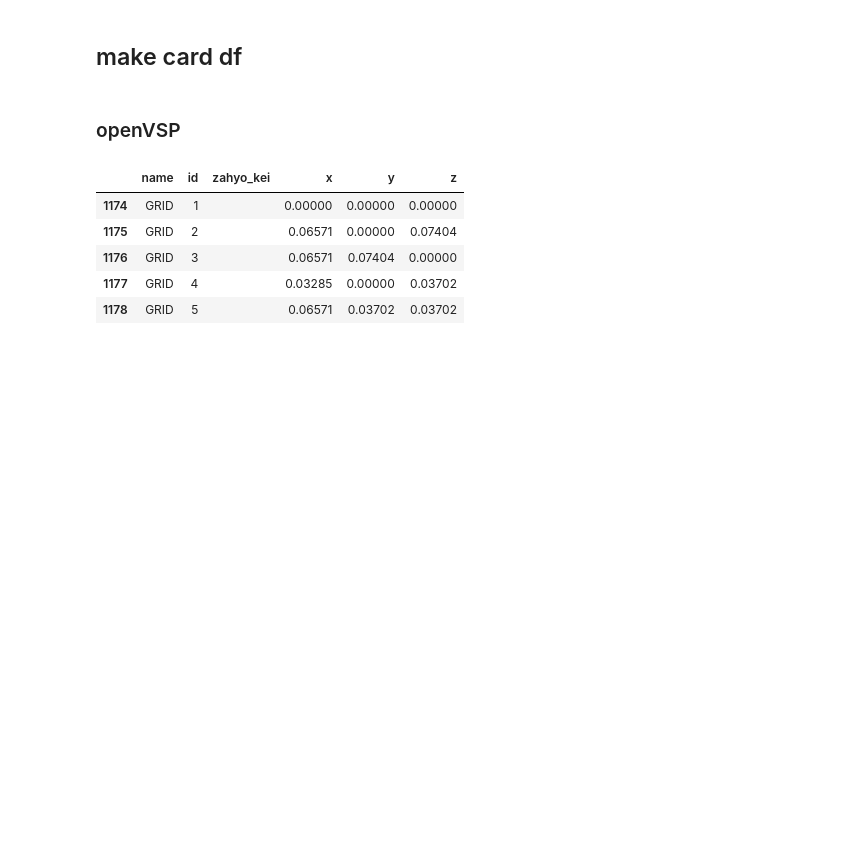
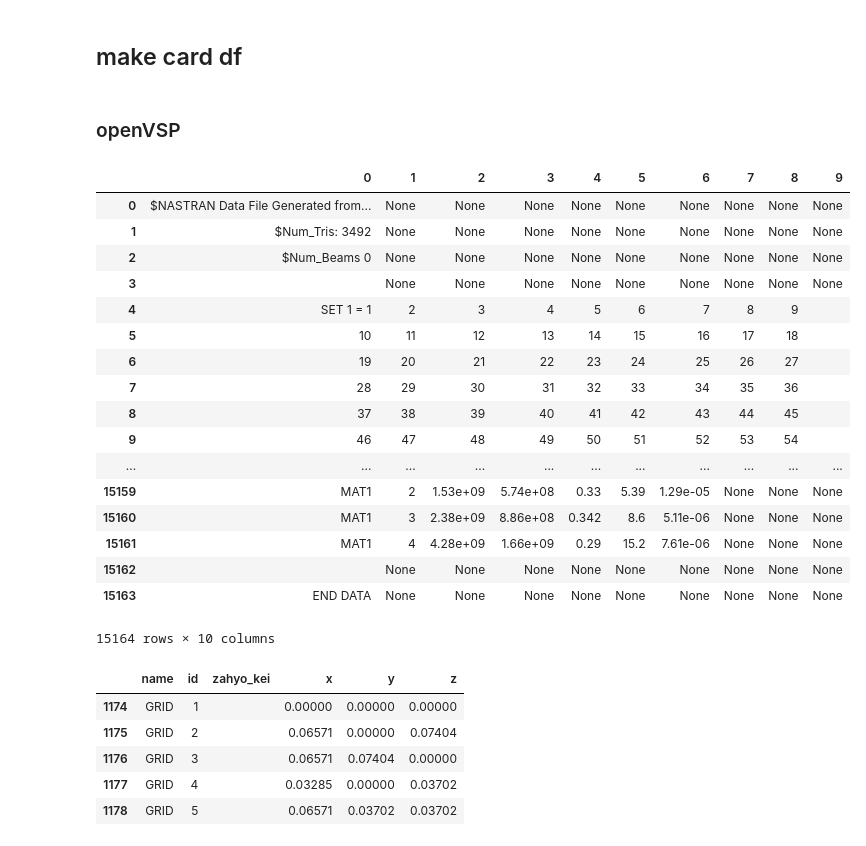
Before and after one commit to tanukichi123/pandastran, a Jupyter notebook: read_file_pandas.ipynb, the cells around one changed output. Drawn from its saved outputs; the diff is of its cells as text; code cells hidden in the pictures; blank space fills up the shorter version.

```diff
--- a/read_file_pandas.ipynb
+++ b/read_file_pandas.ipynb
@@ -24,3 +78,27 @@ self.write_file(df_out)
 ## make card df
 # %% [markdown]
 ### openVSP
+# %%
+card_name="GRID"
+df=self.df_in.copy()
+# df["card"]=df["text"].str[:8]
+self._separate_open_vsp(df)
+# %% [output]
+|  | 0 | 1 | 2 | 3 | 4 | 5 | 6 | 7 | 8 | 9 |
+| 0 | $NASTRAN Data File Generated from... | None | None | None | None | None | None | None | None | None |
+| 1 | $Num_Tris: 3492 | None | None | None | None | None | None | None | None | None |
+| 2 | $Num_Beams 0 | None | None | None | None | None | None | None | None | None |
+| 3 |  | None | None | None | None | None | None | None | None | None |
+| 4 | SET 1 = 1 | 2 | 3 | 4 | 5 | 6 | 7 | 8 | 9 |  |
+| 5 | 10 | 11 | 12 | 13 | 14 | 15 | 16 | 17 | 18 |  |
+| 6 | 19 | 20 | 21 | 22 | 23 | 24 | 25 | 26 | 27 |  |
+| 7 | 28 | 29 | 30 | 31 | 32 | 33 | 34 | 35 | 36 |  |
+| 8 | 37 | 38 | 39 | 40 | 41 | 42 | 43 | 44 | 45 |  |
+| 9 | 46 | 47 | 48 | 49 | 50 | 51 | 52 | 53 | 54 |  |
+| ... | ... | ... | ... | ... | ... | ... | ... | ... | ... | ... |
+| 15159 | MAT1 | 2 | 1.53e+09 | 5.74e+08 | 0.33 | 5.39 | 1.29e-05 | None | None | None |
+| 15160 | MAT1 | 3 | 2.38e+09 | 8.86e+08 | 0.342 | 8.6 | 5.11e-06 | None | None | None |
+| 15161 | MAT1 | 4 | 4.28e+09 | 1.66e+09 | 0.29 | 15.2 | 7.61e-06 | None | None | None |
+| 15162 |  | None | None | None | None | None | None | None | None | None |
+| 15163 | END DATA | None | None | None | None | None | None | None | None | None |
+15164 rows × 10 columns
```
Also changed, not shown: parts of 13 cells of this notebook, 1 other file.
